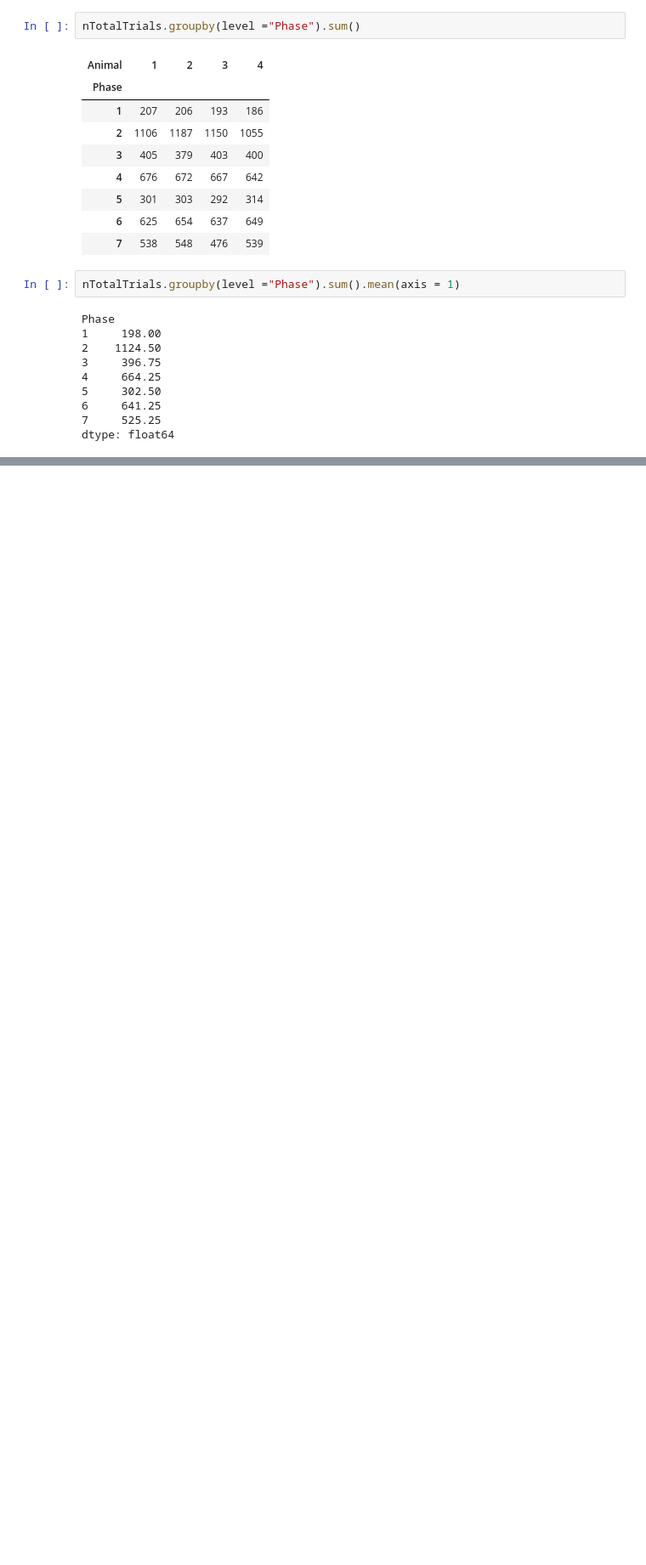
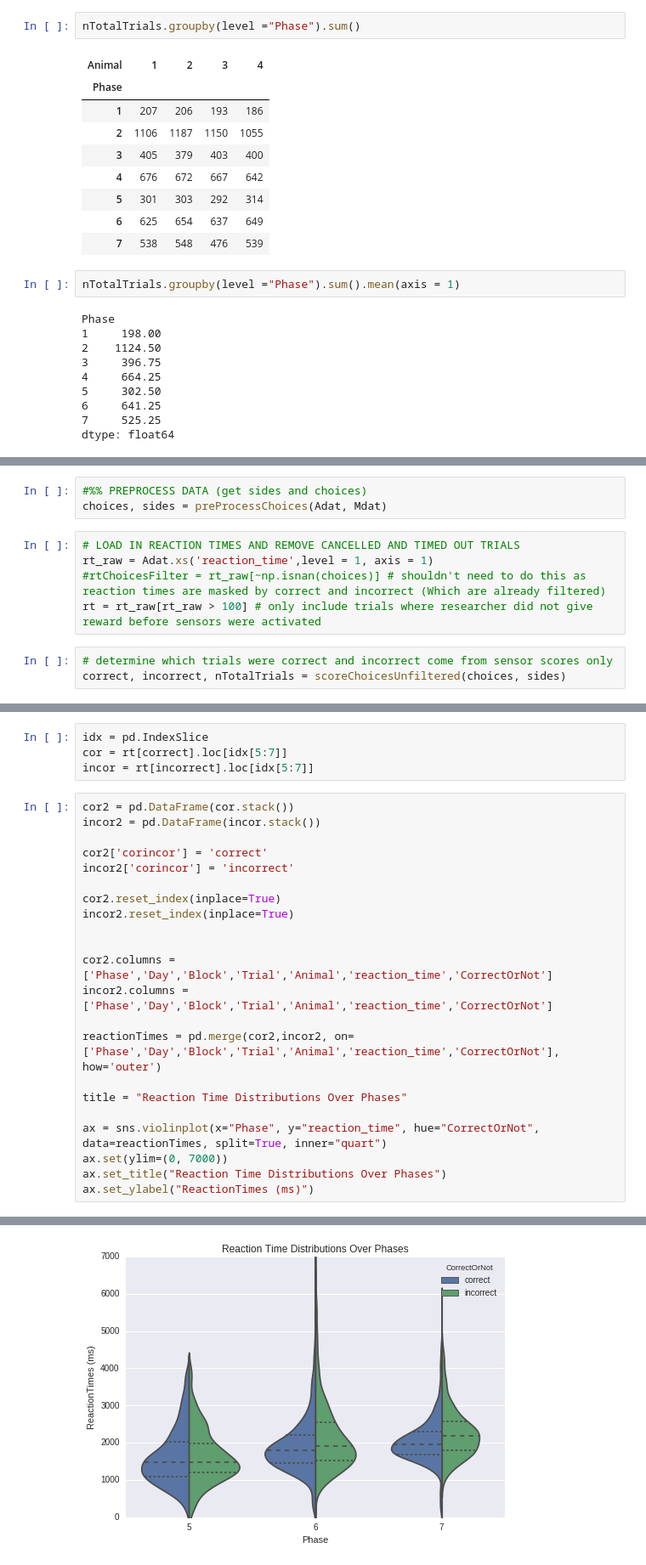
Before and after one commit to estherholleman/An-incremental-training-method-with-automated-extendable-maze-for-training-spatial-behavioral-tasks, a Jupyter notebook: Comparing Reaction Times of Correct and Incorrect Trials.ipynb, the cells around one changed output, grey strips where cells are left out. Shown at 85% size. Drawn from its saved outputs; the diff is of its cells as text; blank space fills up the shorter version.

```diff
--- a/Comparing Reaction Times of Correct and Incorrect Trials.ipynb
+++ b/Comparing Reaction Times of Correct and Incorrect Trials.ipynb
@@ -967,0 +993,11 @@ dtype: float64
+# %%
+#%% PREPROCESS DATA (get sides and choices)
+choices, sides = preProcessChoices(Adat, Mdat)
+# %%
+# LOAD IN REACTION TIMES AND REMOVE CANCELLED AND TIMED OUT TRIALS
+rt_raw = Adat.xs('reaction_time',level = 1, axis = 1)
+#rtChoicesFilter = rt_raw[~np.isnan(choices)] # shouldn't need to do this as reaction times are masked by correct and incorrect (Which are already filtered)
+rt = rt_raw[rt_raw > 100] # only include trials where researcher did not give reward before sensors were activated
+# %%
+# determine which trials were correct and incorrect come from sensor scores only
+correct, incorrect, nTotalTrials = scoreChoicesUnfiltered(choices, sides)
@@ -967,0 +1014,27 @@ dtype: float64
+# %%
+idx = pd.IndexSlice
+cor = rt[correct].loc[idx[5:7]]
+incor = rt[incorrect].loc[idx[5:7]]
+# %%
+cor2 = pd.DataFrame(cor.stack())
+incor2 = pd.DataFrame(incor.stack())
+
+cor2['corincor'] = 'correct'
+incor2['corincor'] = 'incorrect'
+
+cor2.reset_index(inplace=True)
+incor2.reset_index(inplace=True)
+
+
+cor2.columns = ['Phase','Day','Block','Trial','Animal','reaction_time','CorrectOrNot']
+incor2.columns = ['Phase','Day','Block','Trial','Animal','reaction_time','CorrectOrNot']
+
+reactionTimes = pd.merge(cor2,incor2, on=['Phase','Day','Block','Trial','Animal','reaction_time','CorrectOrNot'], how='outer')
+
+title = "Reaction Time Distributions Over Phases"
+
+ax = sns.violinplot(x="Phase", y="reaction_time", hue="CorrectOrNot", data=reactionTimes, split=True, inner="quart")
+ax.set(ylim=(0, 7000))
+ax.set_title("Reaction Time Distributions Over Phases")
+ax.set_ylabel("ReactionTimes (ms)")
+# %% [output]
@@ -967,0 +1042 @@ dtype: float64
+[figure, added]
```
Also changed, not shown: parts of 55 cells of this notebook, 42 other files.
